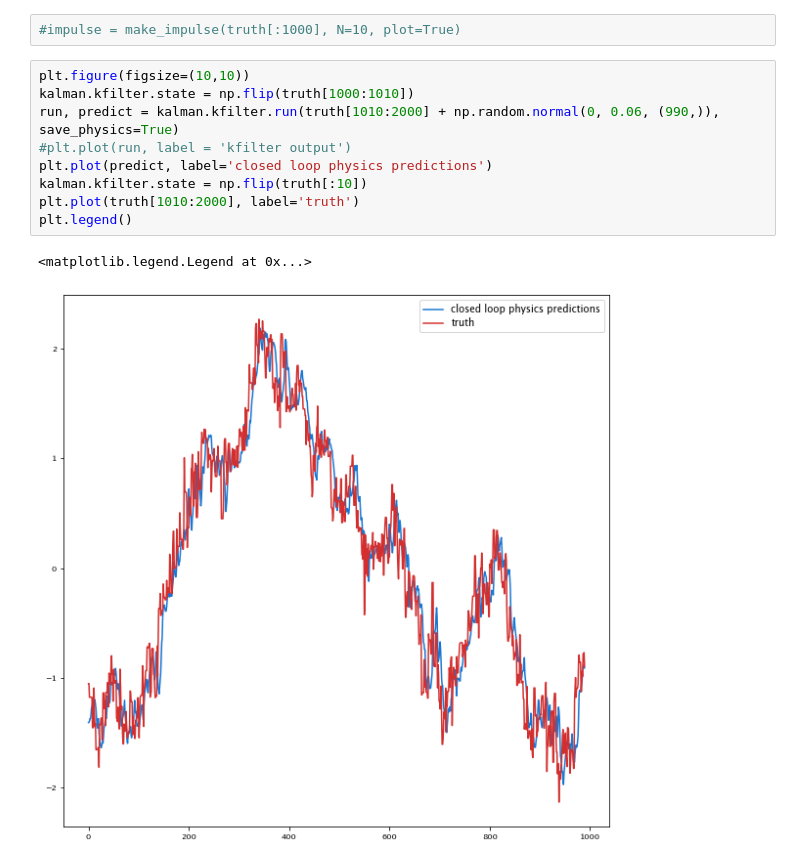
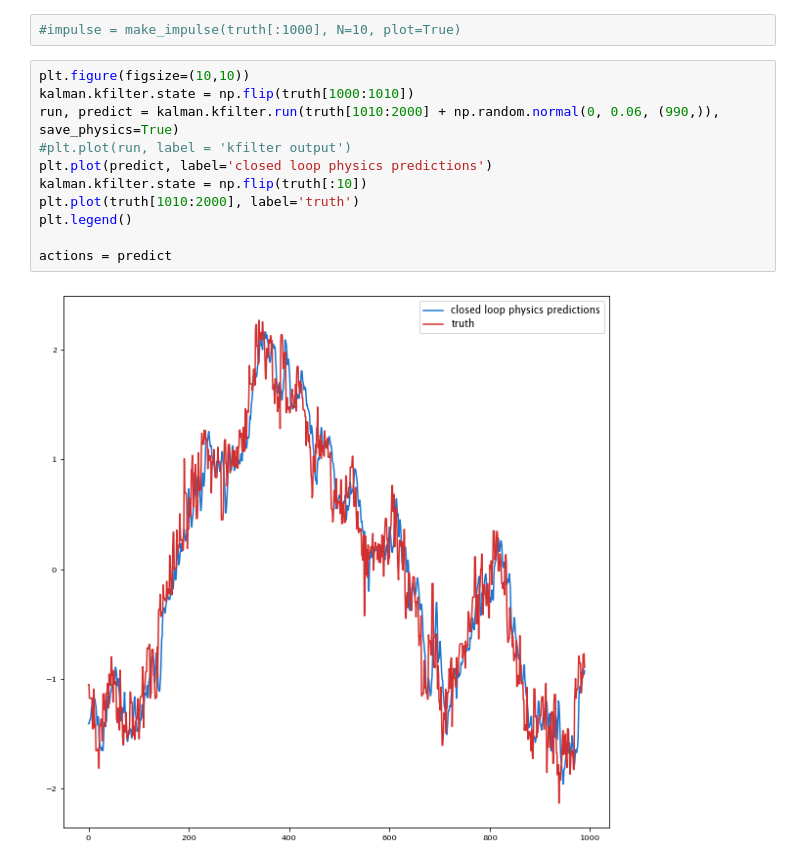
Before and after one commit to aditya-sengupta/tip-tilt-control, a Jupyter notebook: control/dev/final_tester.ipynb, the cells around one changed output. Saved outputs shown, nothing was run; the diff lists cells and outputs as text.

```diff
--- a/control/dev/final_tester.ipynb
+++ b/control/dev/final_tester.ipynb
@@ -5,15 +5,16 @@ from controller import *
 # %%
 plt.figure(figsize=(10,10))
 kalman.kfilter.state = np.flip(truth[1000:1010])
 run, predict = kalman.kfilter.run(truth[1010:2000] + np.random.normal(0, 0.06, (990,)), save_physics=True)
 #plt.plot(run, label = 'kfilter output')
 plt.plot(predict, label='closed loop physics predictions')
 kalman.kfilter.state = np.flip(truth[:10])
 plt.plot(truth[1010:2000], label='truth')
 plt.legend()
+
+actions = predict
 # %% [output]
-<matplotlib.legend.Legend at 0x...>
-[figure, old version]
+[figure, new version]
 # %%
 # just rewriting a Kalman control simulation inline here because something's not working
 
```
Also changed, not shown: parts of 3 cells of this notebook, 2 other files.
